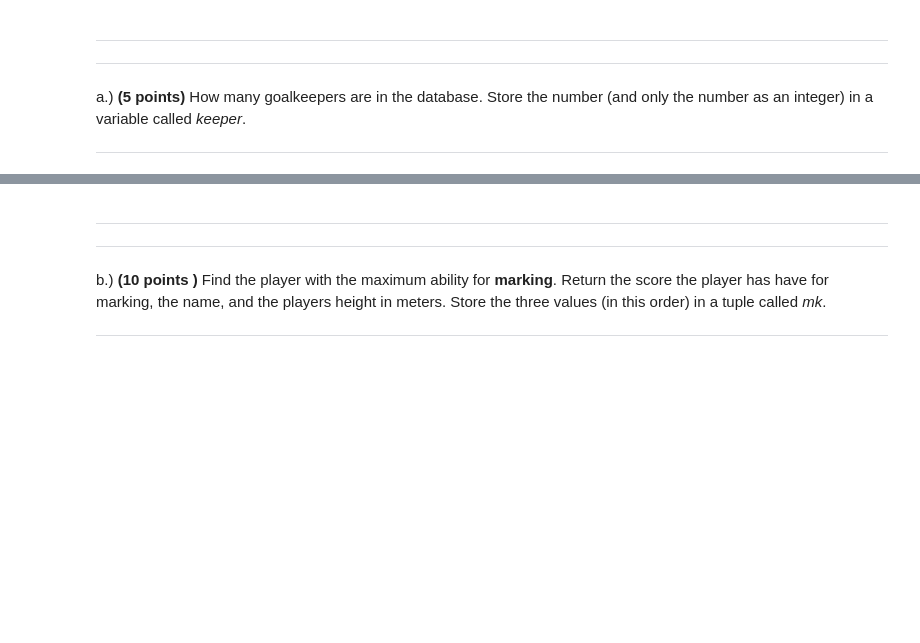
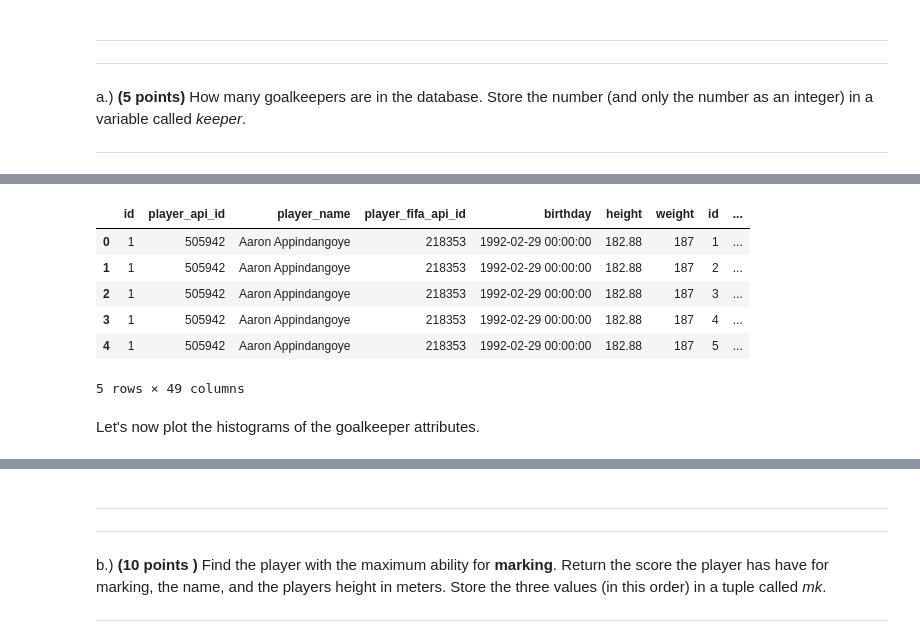
Before and after one commit to Vileh/Storing-Manipulating-and-Visualising-Data, a Jupyter notebook: Assignment 4/Assignment4.ipynb, the cells around one changed output, grey strips where cells are left out. Saved outputs shown, nothing was run; the diff lists cells and outputs as text; code cells hidden in the pictures; blank space fills up the shorter version.

```diff
--- a/Assignment 4/Assignment4.ipynb
+++ b/Assignment 4/Assignment4.ipynb
@@ -372 +334,32 @@ dtype: int64
+# %%
+cursorObject = conn.cursor()
+
+# Get column names
+cursorObject.execute('''PRAGMA table_info(player_attributes);
+''')
+attributes_columns = cursorObject.fetchall()
+cursorObject.execute('''PRAGMA table_info(player);
+''')
+player_columns = cursorObject.fetchall()
+
+attributes_columns = [column[1] for column in attributes_columns]
+player_columns = [column[1] for column in player_columns]
+
+# Convert the tables into dataframe
+cursorObject.execute('''SELECT * FROM player INNER JOIN player_attributes ON player.player_api_id = player_attributes.player_api_id''')
+players = cursorObject.fetchall()
+cursorObject.close()
+players = pd.DataFrame(players, columns = player_columns + attributes_columns)
+players = players.dropna()
+players.head()
+# %% [output]
+|  | id | player_api_id | player_name | player_fifa_api_id | birthday | height | weight | id | ... |
+| 0 | 1 | 505942 | Aaron Appindangoye | 218353 | 1992-02-29 00:00:00 | 182.88 | 187 | 1 | ... |
+| 1 | 1 | 505942 | Aaron Appindangoye | 218353 | 1992-02-29 00:00:00 | 182.88 | 187 | 2 | ... |
+| 2 | 1 | 505942 | Aaron Appindangoye | 218353 | 1992-02-29 00:00:00 | 182.88 | 187 | 3 | ... |
+| 3 | 1 | 505942 | Aaron Appindangoye | 218353 | 1992-02-29 00:00:00 | 182.88 | 187 | 4 | ... |
+| 4 | 1 | 505942 | Aaron Appindangoye | 218353 | 1992-02-29 00:00:00 | 182.88 | 187 | 5 | ... |
+5 rows × 49 columns
+# %% [markdown]
+Let's now plot the histograms of the goalkeeper attributes.
 # %%
```
Also changed, not shown: parts of 17 cells of this notebook.
